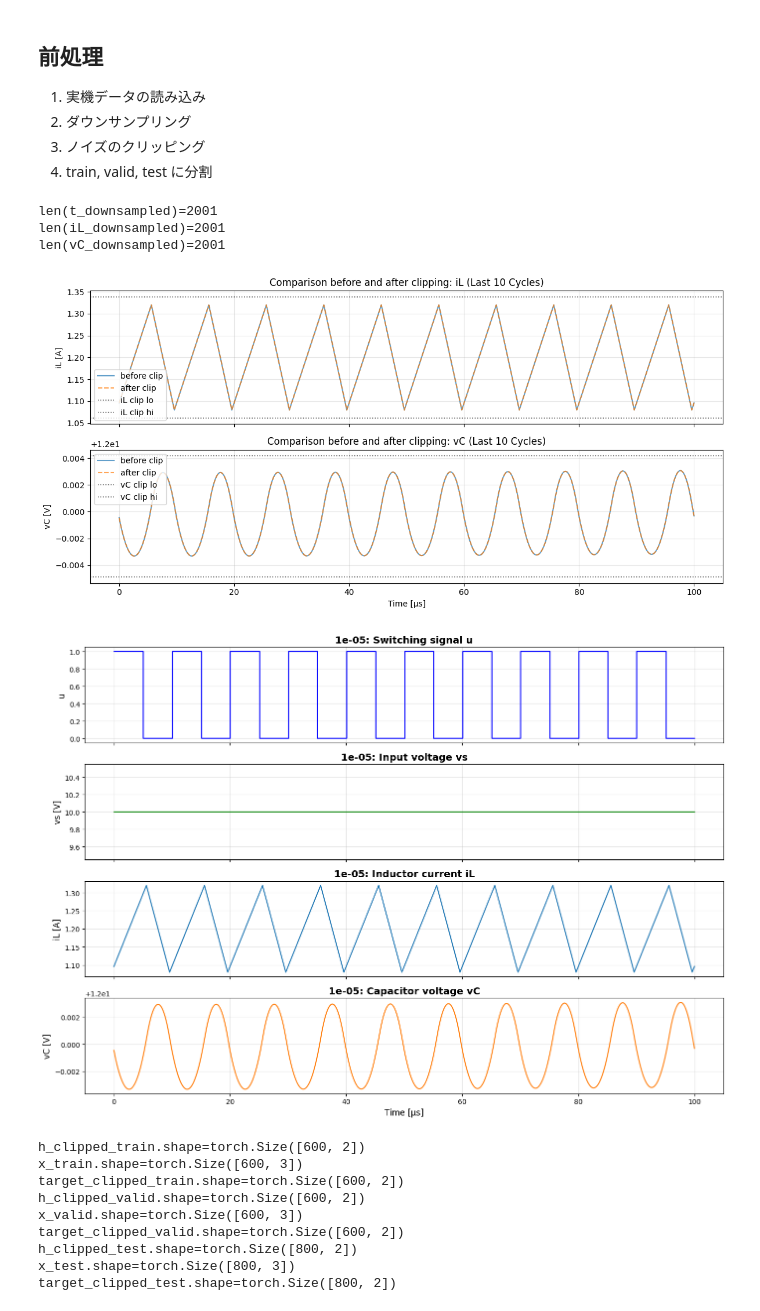
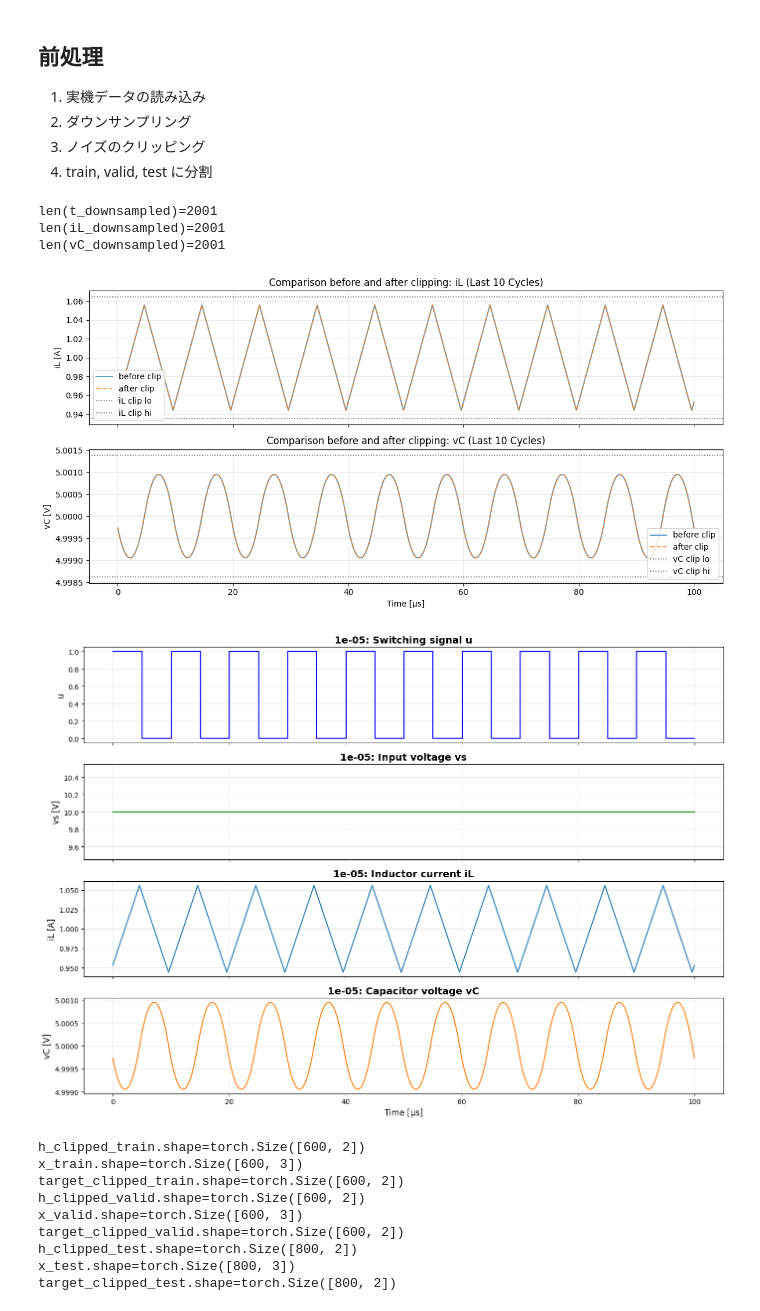
Before and after one commit to University-Laboratory/rnn-pann, a Jupyter notebook: actual_machine_notebooks/note3/note.ipynb, the cells around one changed output. Saved outputs shown, nothing was run; the diff lists cells and outputs as text; code cells hidden in the pictures.

```diff
--- a/actual_machine_notebooks/note3/note.ipynb
+++ b/actual_machine_notebooks/note3/note.ipynb
@@ -64,7 +65,7 @@ class Params:
     lr_c = 1e-2
     lr_r = 2e-2
 
-    epochs = 1000
+    epochs = 50000
 
     # GRU学習用のデータ準備（時系列データ）
     seq_length = 10
@@ -104,7 +105,7 @@ if keep_log:
 # )
 # シミュレーションデータ
 t_raw, iL_raw, vC_raw = load_data(
-    path="../../data/buck_sim_Vin20_Vref12_fs100k_ppc200_cyc1000/buck_sim_Vin20_Vref12_fs100k_ppc200_cyc1000.csv",
+    path="../../data/buck_sim_Vin10.0_Vref5.0_fs100000.0_ppc200_cyc1000/buck_sim_Vin10.0_Vref5.0_fs100000.csv",
     skiprows=0,
     downsample_step=1,  # ダウンスケールしない
     T=params.T,
@@ -133,34 +134,34 @@ def clip_by_mean_std(x: np.ndarray, k: float) -> tuple[np.ndarray, float, float]
     lo = mu - k * std
     hi = mu + k * std
     x_clipped = np.clip(x, lo, hi)
     return x_clipped.astype(x.dtype, copy=False), lo, hi
 
 
 iL_clipped, iL_lo, iL_hi = clip_by_mean_std(iL_downsampled, k=params.clipped_k)
 vC_clipped, vC_lo, vC_hi = clip_by_mean_std(vC_downsampled, k=params.clipped_k)
 
 # プロット
 fig, ax = plot_compare_tail(
     t_downsampled,
     iL_downsampled,
     vC_downsampled,
     "before clip",
     t_downsampled,
     iL_clipped,
     vC_clipped,
     "after clip",
     params.T,
     title="Comparison before and after clipping",
     iL_range=(iL_lo, iL_hi),
     vC_range=(vC_lo, vC_hi),
 )
 if keep_log:
     save_figure_to_log(fig, "compare_tail.png", result_dir)
 # %% [output]
 len(t_downsampled)=2001
 len(iL_downsampled)=2001
 len(vC_downsampled)=2001
-[figure, old version]
+[figure, new version]
 # %%
 # スイッチング信号
 duty_phase = (t_downsampled[:-1] % params.T) / params.T
@@ -181,7 +182,7 @@ fig, ax = plot_u_vs_iL_vC(
 if keep_log:
     save_figure_to_log(fig, "u_vs_iL_vC.png", result_dir)
 # %% [output]
-[figure, old version]
+[figure, new version]
 # %%
 # train, valid, test の分割
 dt = t_downsampled[1:] - t_downsampled[:-1]
```
Also changed, not shown: parts of 11 cells of this notebook, 4 other files.
